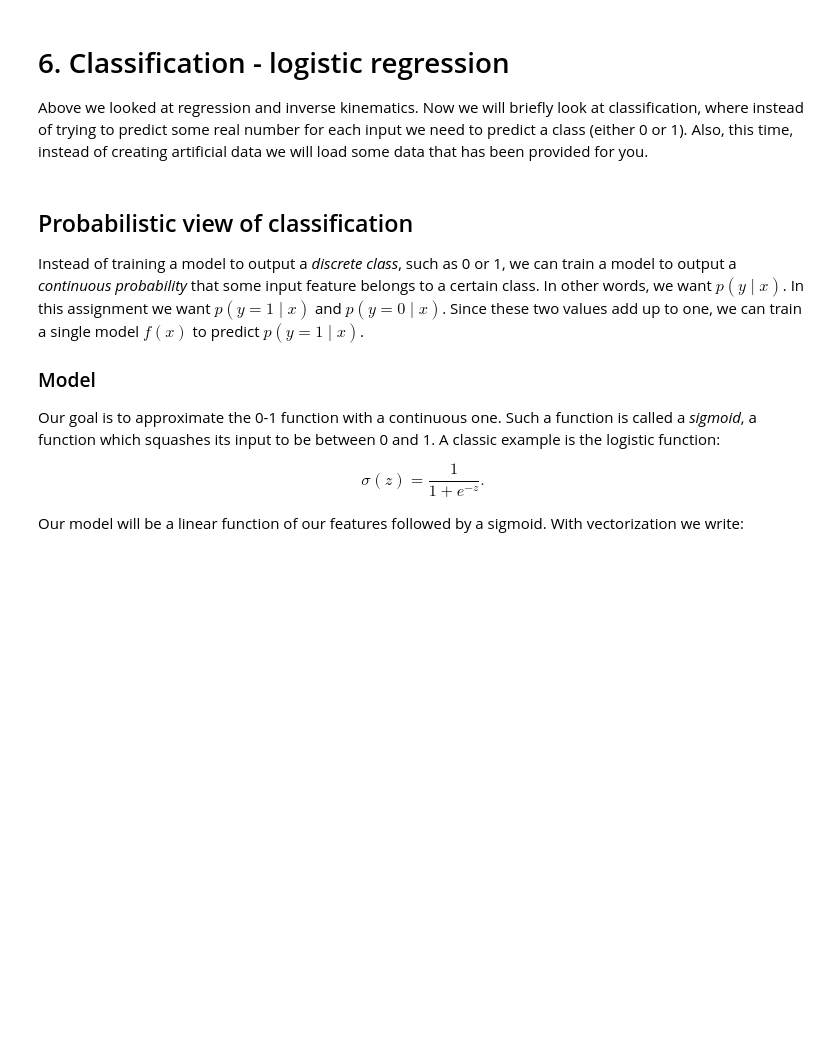
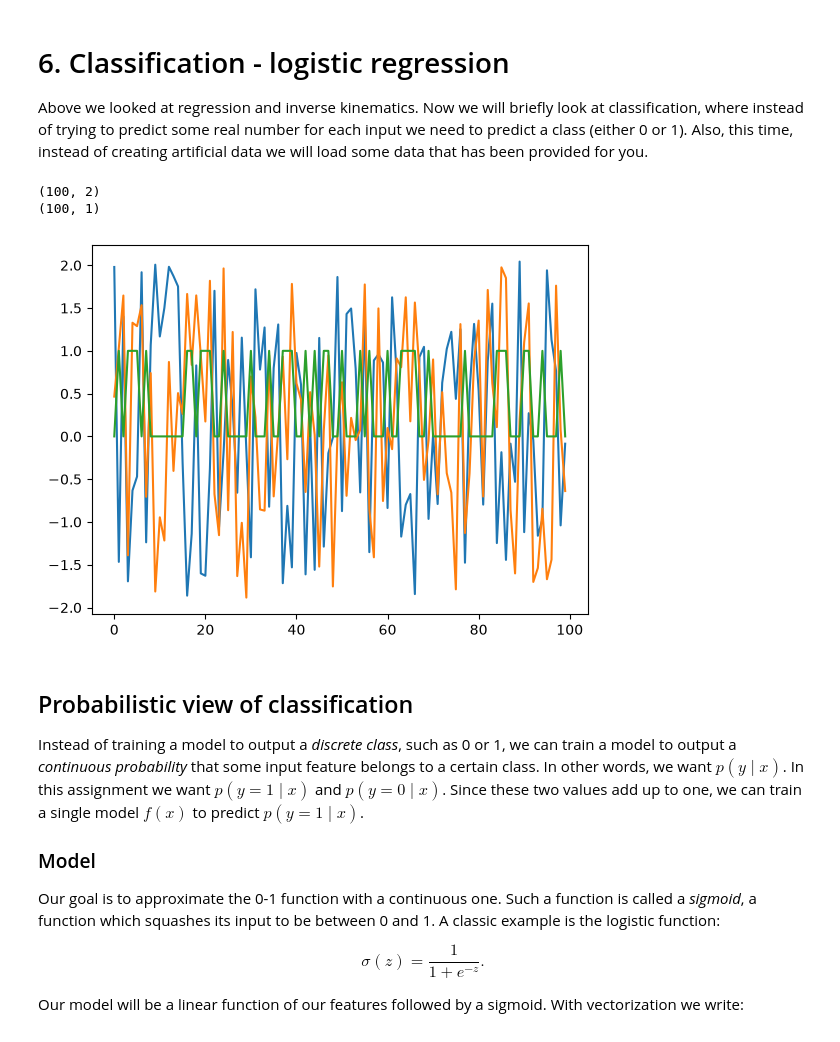
Before and after one commit to davidgraymi/CS440-MP4, a Jupyter notebook: mp4.ipynb, the cells around one changed output. Saved outputs shown, nothing was run; the diff lists cells and outputs as text; code cells hidden in the pictures; blank space fills up the shorter version.

```diff
--- a/mp4.ipynb
+++ b/mp4.ipynb
@@ -715,10 +715,21 @@ Above we looked at regression and inverse kinematics. Now we will briefly look a
 # %%
 from main import load_data
 
 # load the data
 x,y = load_data(0) # you can load_data(0), load_data(1), or load_data(2)
 
 # TODO: examine this data, e.g., plot it, print its shape, etc
+print(x.shape)
+print(y.shape)
+
+plt.plot(x[:, 0])
+plt.plot(x[:, 1])
+plt.plot(y)
+plt.show()
+# %% [output]
+(100, 2)
+(100, 1)
+[figure, added]
 # %% [markdown]
 ## Probabilistic view of classification
 
```
Also changed, not shown: parts of 1 cell of this notebook, 1 other file.
